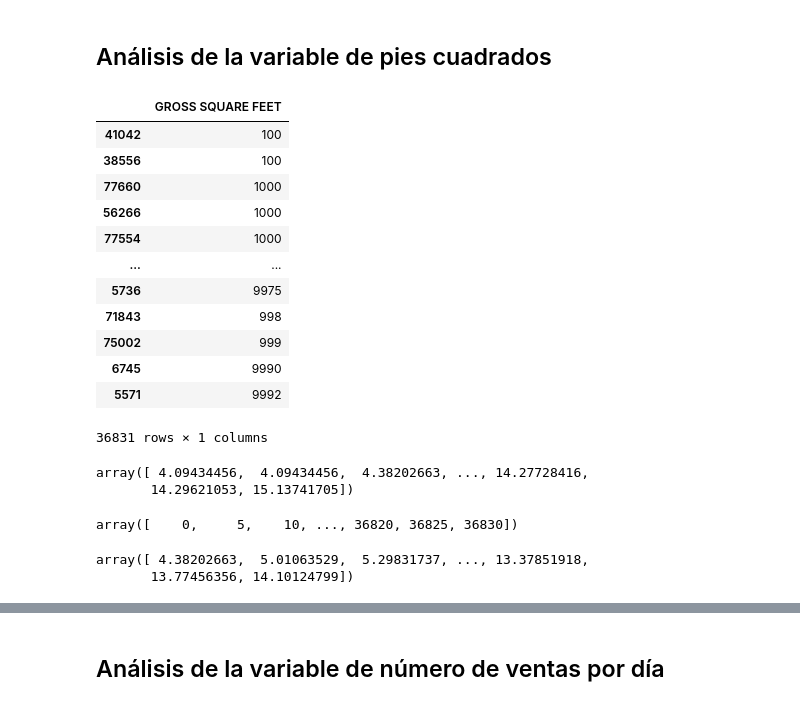
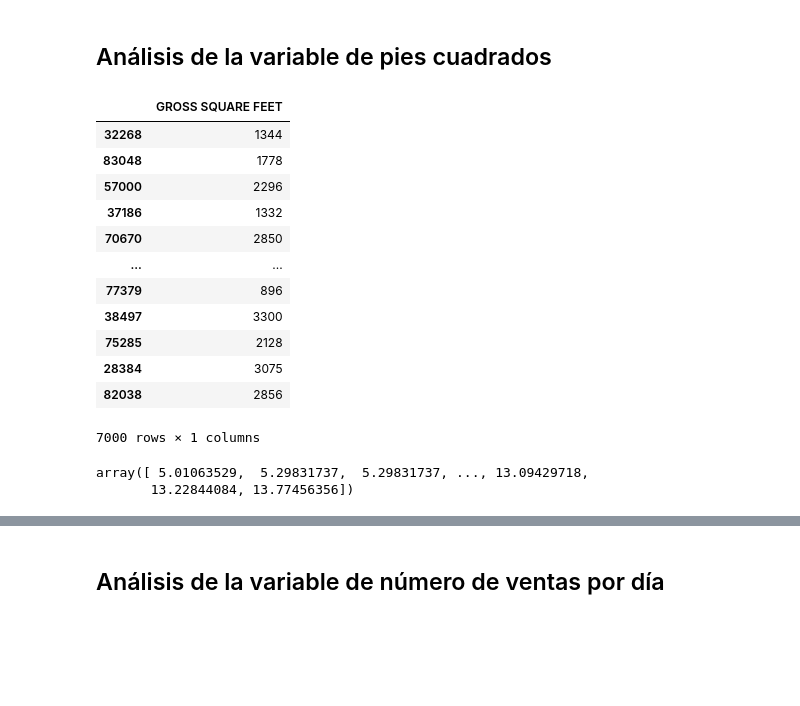
Before and after one commit to danielperhez/Proyecto_PRivera_CPerez, a Jupyter notebook: Proyecto_PRivera_CPerez.ipynb, the cells around one changed output, grey strips where cells are left out. Cells and saved outputs as stored; diff of their text form; code cells hidden in the pictures; blank space fills up the shorter version.

```diff
--- a/Proyecto_PRivera_CPerez.ipynb
+++ b/Proyecto_PRivera_CPerez.ipynb
@@ -682,37 +738,36 @@ array([2.60432966e+08, 2.71890593e+07, 2.33986917e+06, 1.51951122e+04,
 # %%
 v2_data_df = data[['GROSS SQUARE FEET']]
 v2_data_df = v2_data_df.replace(['0'], np.nan).dropna()
 v2_data_df = v2_data_df.sort_values(by = 'GROSS SQUARE FEET')
+v2_data_df = v2_data_df.sample(n = 7000)
 v2_data_df
 # %% [output]
 |  | GROSS SQUARE FEET |
-| 41042 | 100 |
-| 38556 | 100 |
-| 77660 | 1000 |
-| 56266 | 1000 |
-| 77554 | 1000 |
+| 32268 | 1344 |
+| 83048 | 1778 |
+| 57000 | 2296 |
+| 37186 | 1332 |
+| 70670 | 2850 |
 | ... | ... |
-| 5736 | 9975 |
-| 71843 | 998 |
-| 75002 | 999 |
-| 6745 | 9990 |
-| 5571 | 9992 |
+| 77379 | 896 |
+| 38497 | 3300 |
+| 75285 | 2128 |
+| 28384 | 3075 |
+| 82038 | 2856 |
-36831 rows × 1 columns
+7000 rows × 1 columns
 # %%
-v2_data = np.sort(np.log(np.array([int(v2_data_df.iloc[i,0]) for i in range(len(v2_data_df))])))
-v2_data
+# v2_data = np.sort(np.log(np.array([int(v2_data_df.iloc[i,0]) for i in range(len(v2_data_df))])))
+# v2_data
-# %% [output]
-array([ 4.09434456,  4.09434456,  4.38202663, ..., 14.27728416,
-       14.29621053, 15.13741705])
+# %%
+v2_data = log_int(v2_data_df)
+v2_data
+# %% [output]
+array([ 5.01063529,  5.29831737,  5.29831737, ..., 13.09429718,
+       13.22844084, 13.77456356])
 # %%
-rango2 = np.arange(0, len(v2_data), div) # 5
-rango2
+# rango2 = np.arange(0, len(v2_data), div) # 5
+# rango2
-# %% [output]
-array([    0,     5,    10, ..., 36820, 36825, 36830])
 # %%
-var2 = np.sort(np.concatenate(np.array([[v2_data[rango2[i]:rango2[j]][2] for i in range(len(rango2) - 1) if len(v2_data[rango2[i]:rango2[j]]) == div] for j in range(1, len(rango2))])))
-var2
+# var2 = np.sort(np.concatenate(np.array([[v2_data[rango2[i]:rango2[j]][2] for i in range(len(rango2) - 1) if len(v2_data[rango2[i]:rango2[j]]) == div] for j in range(1, len(rango2))])))
+# var2
-# %% [output]
-array([ 4.38202663,  5.01063529,  5.29831737, ..., 13.37851918,
-       13.77456356, 14.10124799])
 # %%
```
Also changed, not shown: parts of 44 cells of this notebook.
